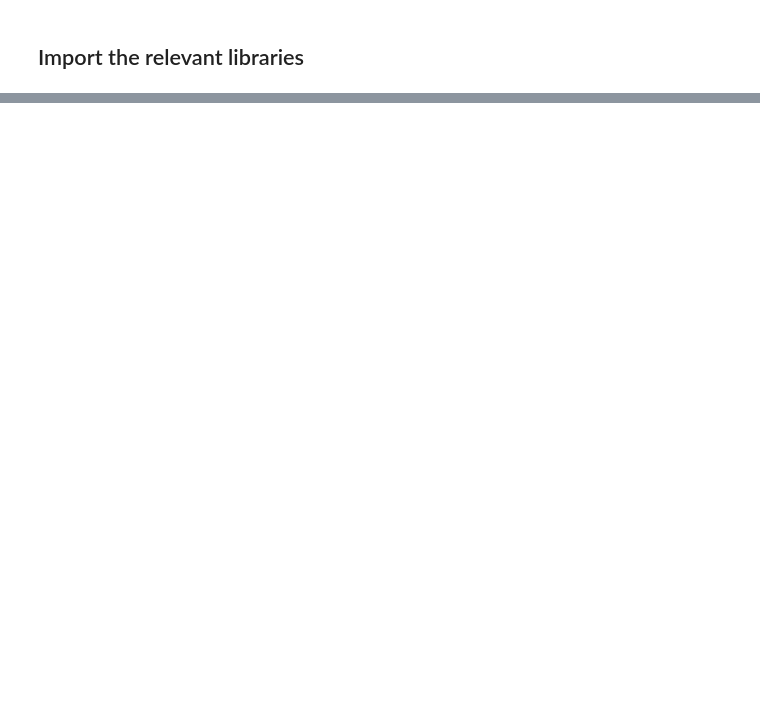
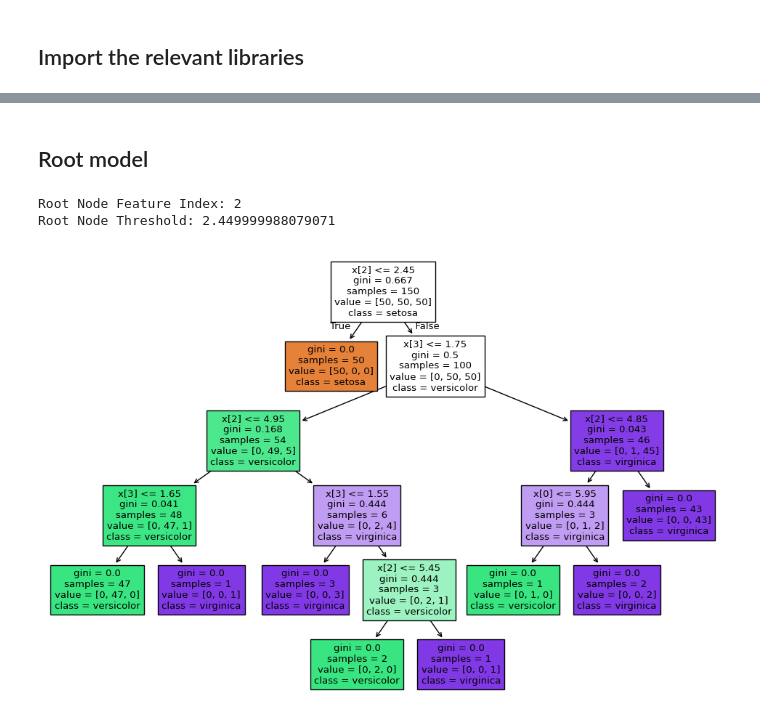
Before and after one commit to Monyjenni/Data-Mining, a Jupyter notebook: DS/ds-Monyjenni-main/a/Assessment.ipynb, the cells around one changed output, grey strips where cells are left out. Cells and saved outputs as stored; diff of their text form; code cells hidden in the pictures; blank space fills up the shorter version.

Commit message:
feat: IDM Decision Tree Classifier

```diff
--- a/DS/ds-Monyjenni-main/a/Assessment.ipynb
+++ b/DS/ds-Monyjenni-main/a/Assessment.ipynb
@@ -197,0 +15,3 @@ In conclusion, we observe that Asian(race: other) that has Tumor Size 35 has 74.
+# %%
+# Load Dataset from sklearn
+iris = load_iris()
@@ -197,0 +36,12 @@ In conclusion, we observe that Asian(race: other) that has Tumor Size 35 has 74.
+# %%
+X, y = iris.data, iris.target
+
+# Get the unique classes and their counts
+unique, counts = np.unique(y, return_counts=True)
+
+# Create a dictionary with class names as keys and counts as values
+class_counts = dict(zip(unique, counts))
+
+print("Class distribution:", class_counts)
+total_records = sum(class_counts.values())
+print("Total records in the dataset:", total_records)
@@ -197,0 +71,27 @@ In conclusion, we observe that Asian(race: other) that has Tumor Size 35 has 74.
+# %% [markdown]
+## Root model
+# %%
+
+clf = DecisionTreeClassifier(random_state=42)
+clf = clf.fit(X, y)
+
+# Function to display the root node feature and threshold
+def get_root_node(clf):
+    # Extract the feature index and threshold for the root node
+    root_node_feature_index = clf.tree_.feature[0]
+    root_node_threshold = clf.tree_.threshold[0]
+
+    print(f"Root Node Feature Index: {root_node_feature_index}")
+    print(f"Root Node Threshold: {root_node_threshold}")
+
+    return root_node_feature_index, root_node_threshold
+
+root_node_feature, root_node_threshold = get_root_node(clf)
+
+plt.figure(figsize=(12, 8))
+plot_tree(clf, feature_names=["x[0]", "x[1]", "x[2]", "x[3]"], class_names=iris.target_names, filled=True)
+plt.show()
+# %% [output]
+Root Node Feature Index: 2
+Root Node Threshold: 2.449999988079071
+[figure, added]
```
Also changed, not shown: parts of 19 cells of this notebook, 5 other files.
